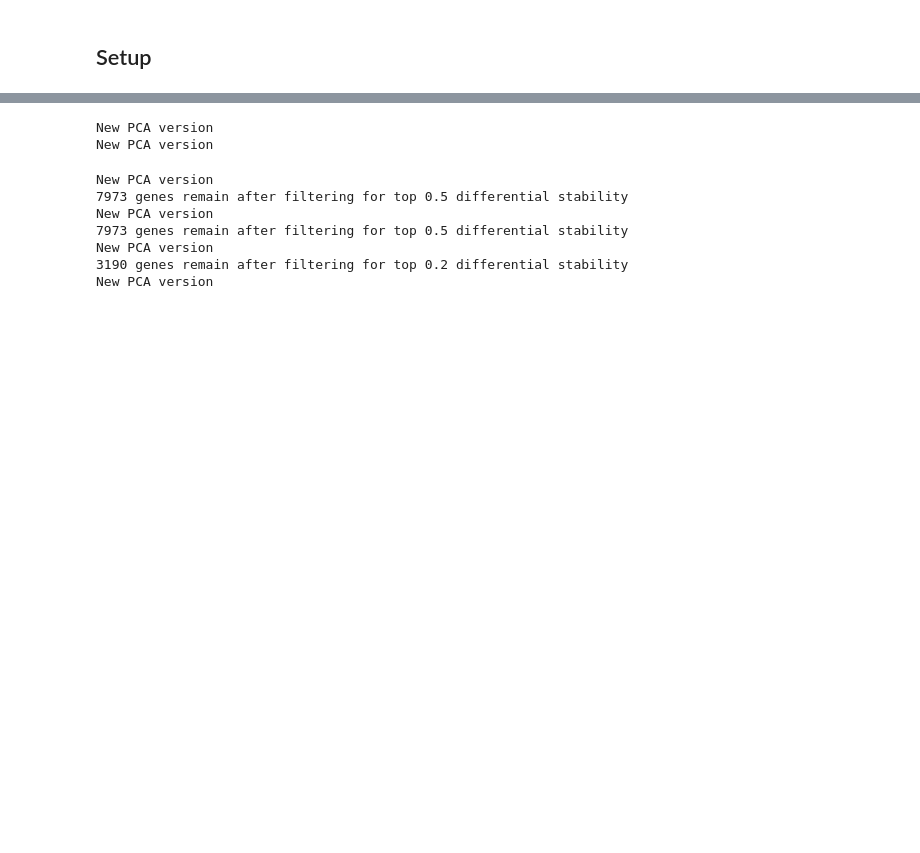
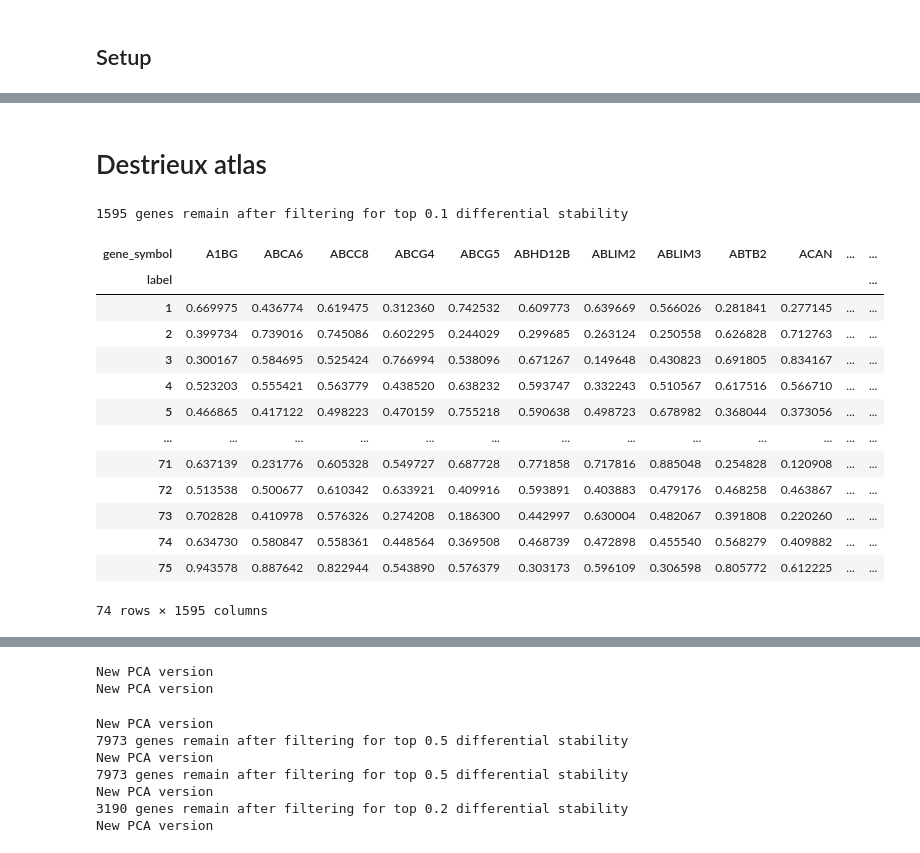
Before and after one commit to richardajdear/AHBA_gradients, a Jupyter notebook: notebooks/parcellation.ipynb, the cells around one changed output, grey strips where cells are left out. Cells and saved outputs as stored; diff of their text form; code cells hidden in the pictures; blank space fills up the shorter version.

```diff
--- a/notebooks/parcellation.ipynb
+++ b/notebooks/parcellation.ipynb
@@ -23,0 +70,20 @@ from brainspan import *
+# %% [markdown]
+# Destrieux atlas
+# %%
+get_expression_abagen(fetch_dx(), DS_threshold=0.9, save_name='dx_ds9')
+# %% [output]
+1595 genes remain after filtering for top 0.1 differential stability
+| gene_symbol | A1BG | ABCA6 | ABCC8 | ABCG4 | ABCG5 | ABHD12B | ABLIM2 | ABLIM3 | ABTB2 | ACAN | ... | ... |
+| label |  |  |  |  |  |  |  |  |  |  |  | ... |
+| 1 | 0.669975 | 0.436774 | 0.619475 | 0.312360 | 0.742532 | 0.609773 | 0.639669 | 0.566026 | 0.281841 | 0.277145 | ... | ... |
+| 2 | 0.399734 | 0.739016 | 0.745086 | 0.602295 | 0.244029 | 0.299685 | 0.263124 | 0.250558 | 0.626828 | 0.712763 | ... | ... |
+| 3 | 0.300167 | 0.584695 | 0.525424 | 0.766994 | 0.538096 | 0.671267 | 0.149648 | 0.430823 | 0.691805 | 0.834167 | ... | ... |
+| 4 | 0.523203 | 0.555421 | 0.563779 | 0.438520 | 0.638232 | 0.593747 | 0.332243 | 0.510567 | 0.617516 | 0.566710 | ... | ... |
+| 5 | 0.466865 | 0.417122 | 0.498223 | 0.470159 | 0.755218 | 0.590638 | 0.498723 | 0.678982 | 0.368044 | 0.373056 | ... | ... |
+| ... | ... | ... | ... | ... | ... | ... | ... | ... | ... | ... | ... | ... |
+| 71 | 0.637139 | 0.231776 | 0.605328 | 0.549727 | 0.687728 | 0.771858 | 0.717816 | 0.885048 | 0.254828 | 0.120908 | ... | ... |
+| 72 | 0.513538 | 0.500677 | 0.610342 | 0.633921 | 0.409916 | 0.593891 | 0.403883 | 0.479176 | 0.468258 | 0.463867 | ... | ... |
+| 73 | 0.702828 | 0.410978 | 0.576326 | 0.274208 | 0.186300 | 0.442997 | 0.630004 | 0.482067 | 0.391808 | 0.220260 | ... | ... |
+| 74 | 0.634730 | 0.580847 | 0.558361 | 0.448564 | 0.369508 | 0.468739 | 0.472898 | 0.455540 | 0.568279 | 0.409882 | ... | ... |
+| 75 | 0.943578 | 0.887642 | 0.822944 | 0.543890 | 0.576379 | 0.303173 | 0.596109 | 0.306598 | 0.805772 | 0.612225 | ... | ... |
+74 rows × 1595 columns
```
Also changed, not shown: parts of 16 cells of this notebook, 7 other files.
